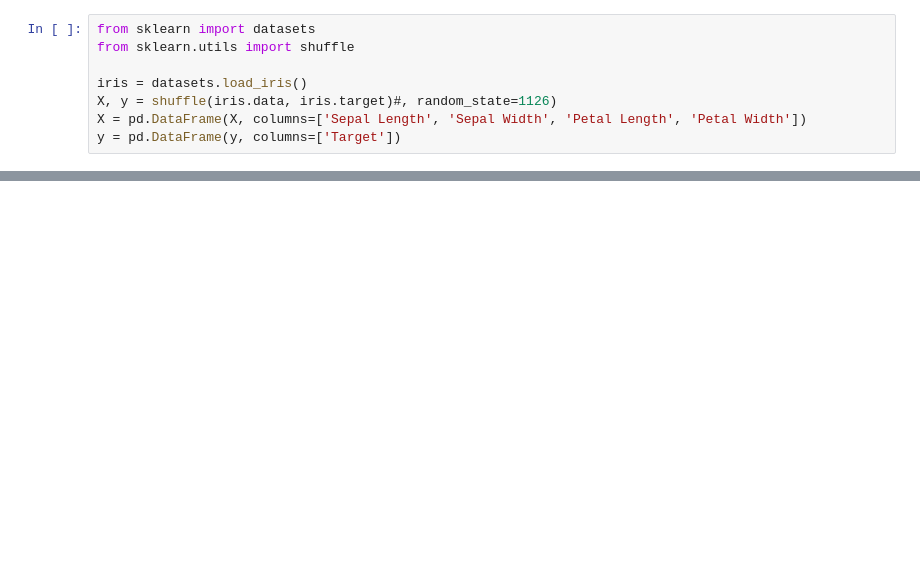
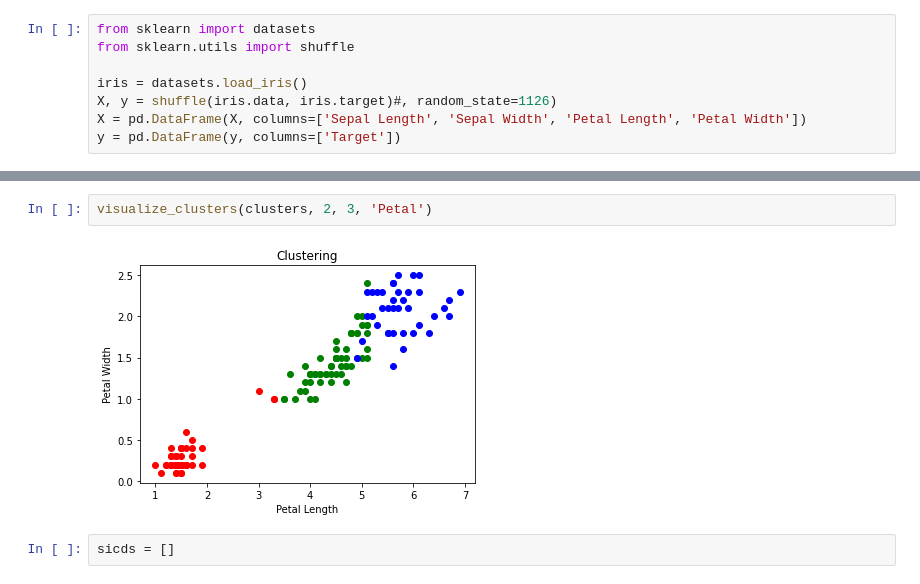
Before and after one commit to Ishan1742/data-mining, a Jupyter notebook: test.ipynb, the cells around one changed output, grey strips where cells are left out. Drawn from its saved outputs; the diff is of its cells as text; blank space fills up the shorter version.

```diff
--- a/test.ipynb
+++ b/test.ipynb
@@ -164 +240,7 @@ visualize_clusters(clusters)
+# %%
+visualize_clusters(clusters, 2, 3, 'Petal')
+# %% [output]
+[figure, added]
+# %%
+sicds = []
 # %%
```
Also changed, not shown: parts of 19 cells of this notebook.
